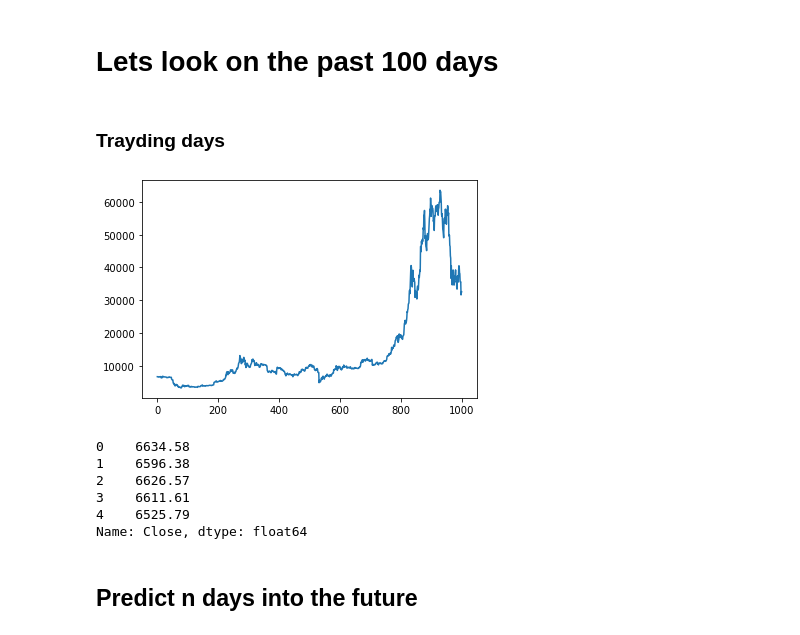
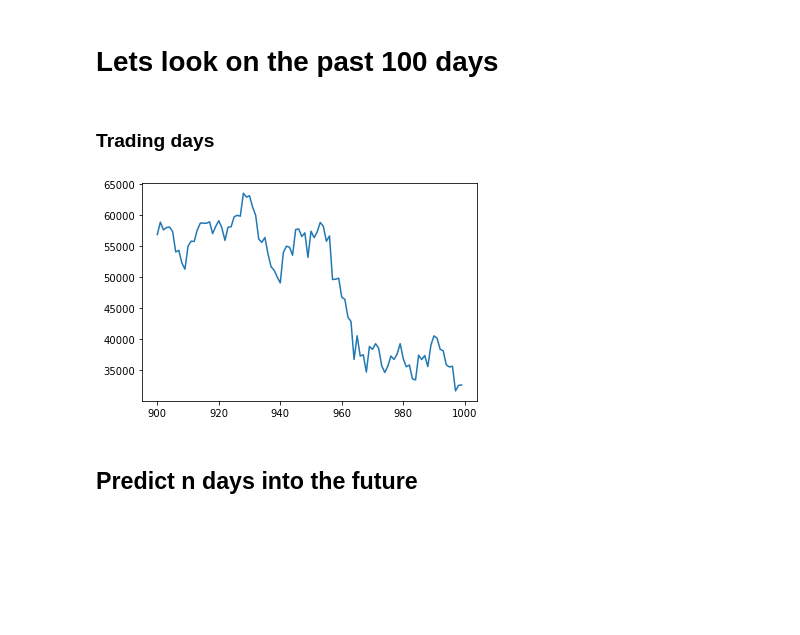
Before and after one commit to alexgordontlv/data_science, a Jupyter notebook: btc-stock-price.ipynb, the cells around one changed output. Cells and saved outputs as stored; diff of their text form; code cells hidden in the pictures; blank space fills up the shorter version.

```diff
--- a/btc-stock-price.ipynb
+++ b/btc-stock-price.ipynb
@@ -57,24 +57,14 @@ features_df.tail()
 # %% [markdown]
 # Lets look on the past 100 days
 # %% [markdown]
-### Trayding days
+### Trading days
 # %%
 
 features_df.head()
-plt.plot(features_df.head(1000)['Close'])
+plt.plot(features_df.tail(100)['Close'])
 plt.show()
 # %% [output]
-[figure, old version]
+[figure, new version]
-# %%
-df = features_df['Close']
-df.head()
-# %% [output]
-0    6634.58
-1    6596.38
-2    6626.57
-3    6611.61
-4    6525.79
-Name: Close, dtype: float64
 # %% [markdown]
 ## Predict n days into the future
 # %%
```
Also changed, not shown: parts of 13 cells of this notebook.
